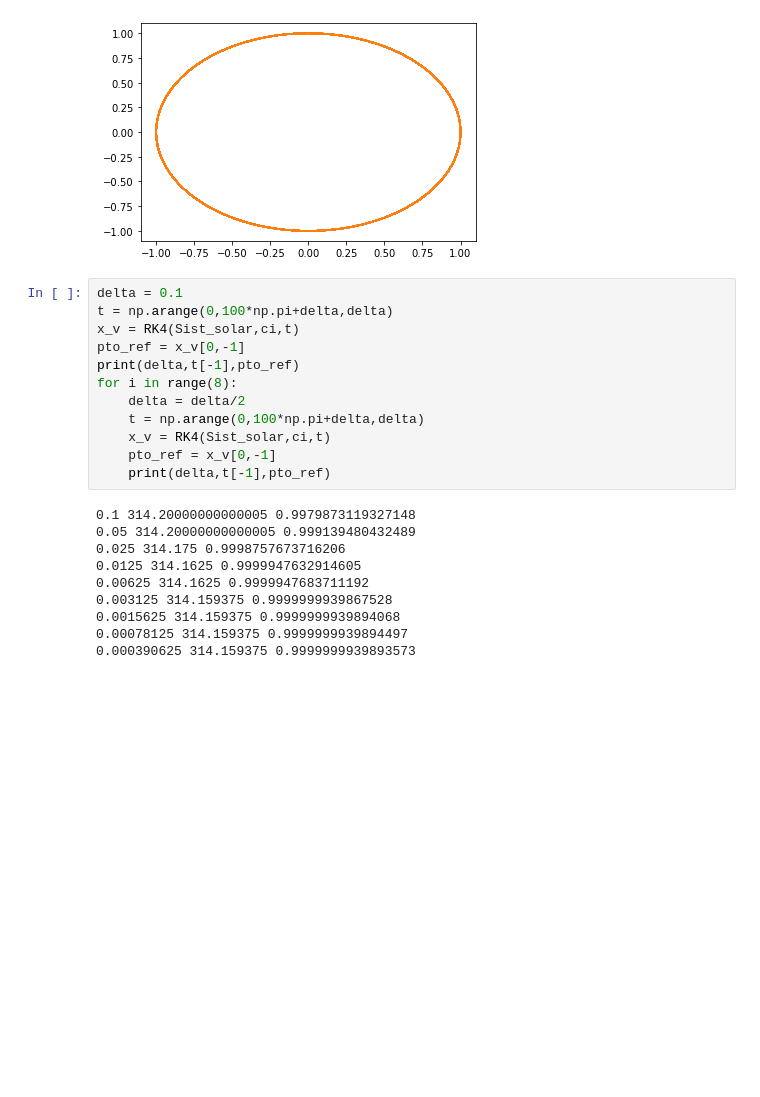
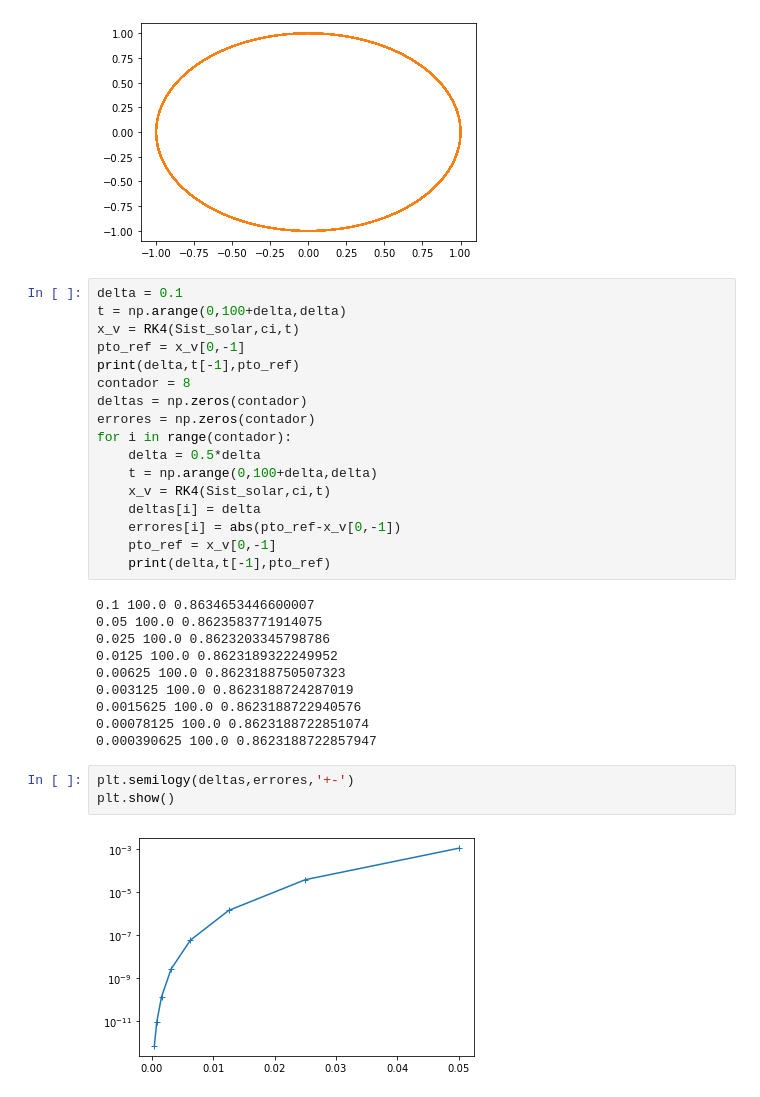
Before and after one commit to richmf/FisComp26-2, a Jupyter notebook: Clase 13 (Sist solar).ipynb, the cells around one changed output. Drawn from its saved outputs; the diff is of its cells as text; blank space fills up the shorter version.

```diff
--- a/Clase 13 (Sist solar).ipynb
+++ b/Clase 13 (Sist solar).ipynb
@@ -53,23 +53,33 @@ Diferencia 1.0413246931406661e-09
 [figure]
 # %%
 delta = 0.1
-t = np.arange(0,100*np.pi+delta,delta)
+t = np.arange(0,100+delta,delta)
 x_v = RK4(Sist_solar,ci,t)
 pto_ref = x_v[0,-1]
 print(delta,t[-1],pto_ref)
-for i in range(8):
-    delta = delta/2
-    t = np.arange(0,100*np.pi+delta,delta)
+contador = 8
+deltas = np.zeros(contador)
+errores = np.zeros(contador)
+for i in range(contador):
+    delta = 0.5*delta
+    t = np.arange(0,100+delta,delta)
     x_v = RK4(Sist_solar,ci,t)
+    deltas[i] = delta
+    errores[i] = abs(pto_ref-x_v[0,-1])
     pto_ref = x_v[0,-1]
     print(delta,t[-1],pto_ref)
 # %% [output]
-0.1 314.20000000000005 0.9979873119327148
-0.05 314.20000000000005 0.999139480432489
-0.025 314.175 0.9998757673716206
-0.0125 314.1625 0.9999947632914605
-0.00625 314.1625 0.9999947683711192
-0.003125 314.159375 0.9999999939867528
-0.0015625 314.159375 0.9999999939894068
-0.00078125 314.159375 0.9999999939894497
-0.000390625 314.159375 0.9999999939893573
+0.1 100.0 0.8634653446600007
+0.05 100.0 0.8623583771914075
+0.025 100.0 0.8623203345798786
+0.0125 100.0 0.8623189322249952
+0.00625 100.0 0.8623188750507323
+0.003125 100.0 0.8623188724287019
+0.0015625 100.0 0.8623188722940576
+0.00078125 100.0 0.8623188722851074
+0.000390625 100.0 0.8623188722857947
+# %%
+plt.semilogy(deltas,errores,'+-')
+plt.show()
+# %% [output]
+[figure, added]
```
Also changed, not shown: parts of 9 cells of this notebook.
